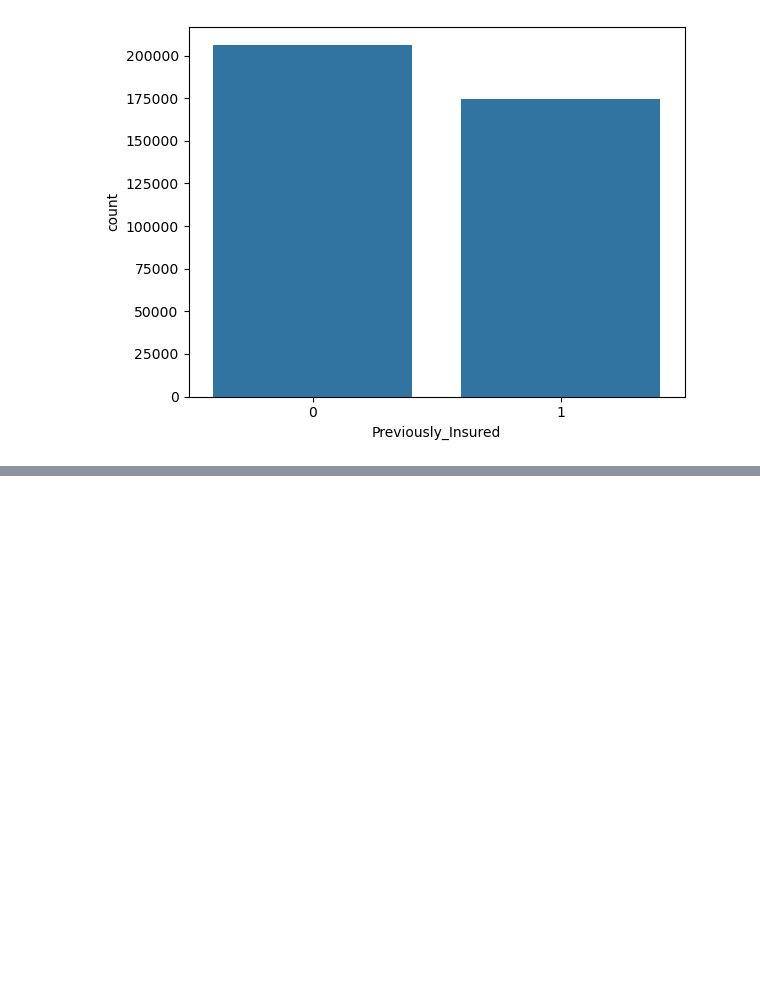
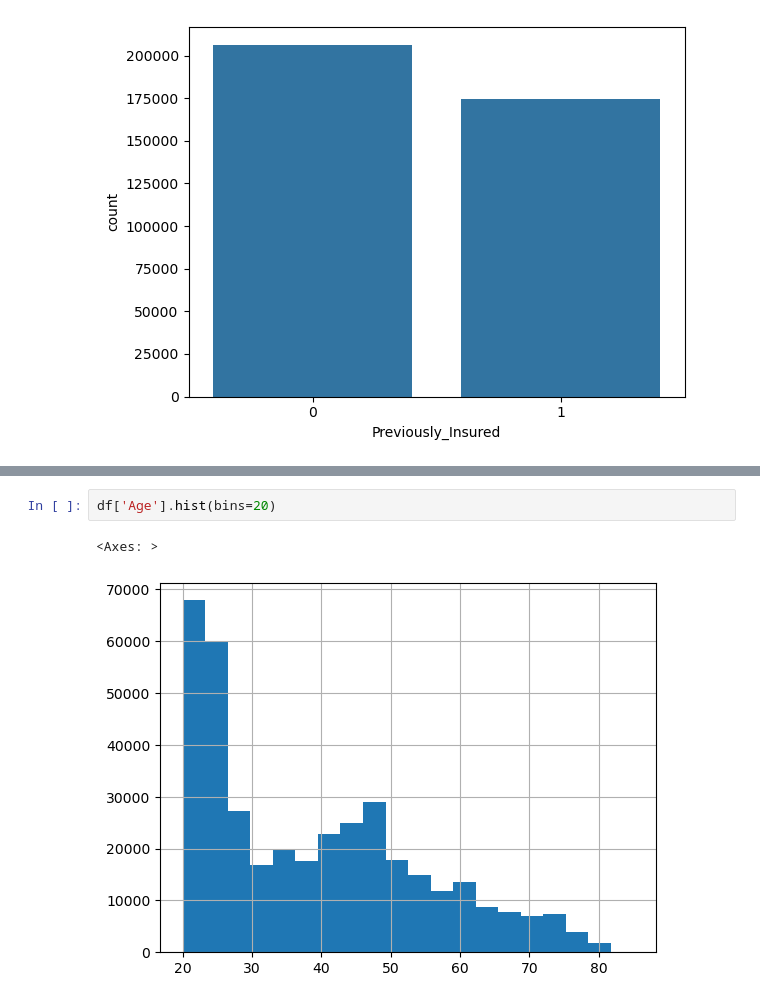
Before and after one commit to Vishnuteja229/VEHICLE_INSURANCE, a Jupyter notebook: notebook/vehicle_insurance.ipynb, the cells around one changed output, grey strips where cells are left out. Drawn from its saved outputs; the diff is of its cells as text; blank space fills up the shorter version.

```diff
--- a/notebook/vehicle_insurance.ipynb
+++ b/notebook/vehicle_insurance.ipynb
@@ -135,0 +187,5 @@ plt.show()
+# %%
+df['Age'].hist(bins=20)
+# %% [output]
+<Axes: >
+[figure, added]
```
Also changed, not shown: parts of 38 cells of this notebook, 2 other files.
